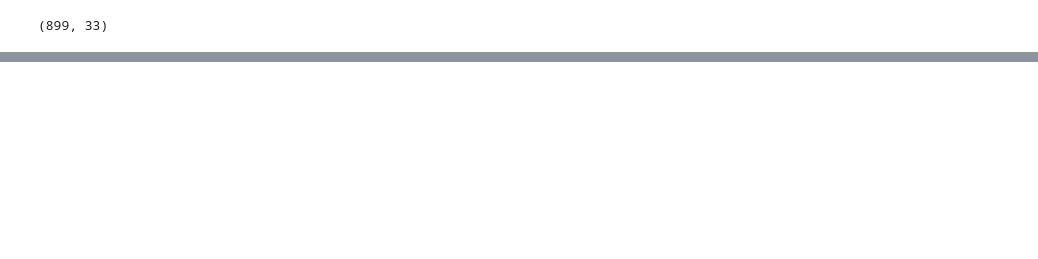
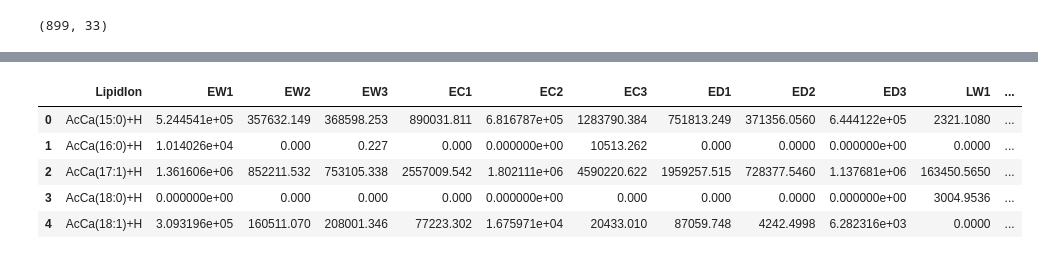
Before and after one commit to gerapskx/Lipidome_Celegans, a Jupyter notebook: FilteringLipidomicsRT.ipynb, the cells around one changed output, grey strips where cells are left out. Cells and saved outputs as stored; diff of their text form; code cells hidden in the pictures; blank space fills up the shorter version.

```diff
--- a/FilteringLipidomicsRT.ipynb
+++ b/FilteringLipidomicsRT.ipynb
@@ -97,0 +125,2 @@ df2p_2.head()
+# %%
+MergedPositiveNegative_Lipidomics.drop(columns=['QC_1', 'QC_2', 'QC_3'], inplace=True)
@@ -97,0 +151,3 @@ df2p_2.head()
+# %%
+MergedPositiveNegative_Lipidomics['LipidIon'] = MergedPositiveNegative_Lipidomics['LipidIon'].str.split('+').str[0]
+MergedPositiveNegative_Lipidomics['LipidIon'].head(20)
@@ -97,0 +172,22 @@ df2p_2.head()
+# %%
+MergedPositiveNegative_Lipidomics.drop(columns=['FattyAcid',
+                                                'No',
+                                                'Class',
+                                                'FattyAcid',
+                                                'FA1',
+                                                'FA2',
+                                                'FA3',
+                                                'CalcMz',
+                                                'ObsMz',
+                                               ], inplace=True)
+# %%
+MergedPositiveNegative_Lipidomics.drop(columns=['IonFormula', 'Rt'], inplace=True)
+# %%
+MergedPositiveNegative_Lipidomics.head()
+# %% [output]
+|  | LipidIon | EW1 | EW2 | EW3 | EC1 | EC2 | EC3 | ED1 | ED2 | ED3 | LW1 | ... |
+| 0 | AcCa(15:0)+H | 5.244541e+05 | 357632.149 | 368598.253 | 890031.811 | 6.816787e+05 | 1283790.384 | 751813.249 | 371356.0560 | 6.444122e+05 | 2321.1080 | ... |
+| 1 | AcCa(16:0)+H | 1.014026e+04 | 0.000 | 0.227 | 0.000 | 0.000000e+00 | 10513.262 | 0.000 | 0.0000 | 0.000000e+00 | 0.0000 | ... |
+| 2 | AcCa(17:1)+H | 1.361606e+06 | 852211.532 | 753105.338 | 2557009.542 | 1.802111e+06 | 4590220.622 | 1959257.515 | 728377.5460 | 1.137681e+06 | 163450.5650 | ... |
+| 3 | AcCa(18:0)+H | 0.000000e+00 | 0.000 | 0.000 | 0.000 | 0.000000e+00 | 0.000 | 0.000 | 0.0000 | 0.000000e+00 | 3004.9536 | ... |
+| 4 | AcCa(18:1)+H | 3.093196e+05 | 160511.070 | 208001.346 | 77223.302 | 1.675971e+04 | 20433.010 | 87059.748 | 4242.4998 | 6.282316e+03 | 0.0000 | ... |
```
Also changed, not shown: parts of 25 cells of this notebook.
